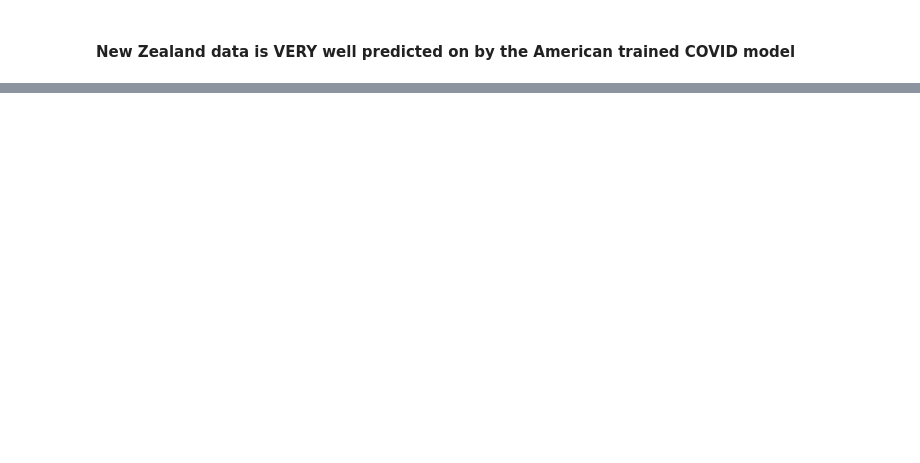
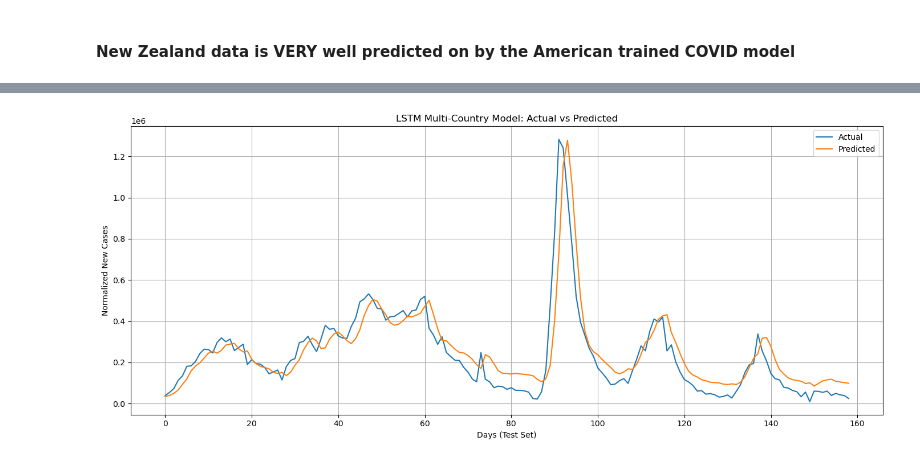
Before and after one commit to RaghavDewangan/Covid-Outbreak-Prediction, a Jupyter notebook: pred.ipynb, the cells around one changed output, grey strips where cells are left out. Cells and saved outputs as stored; diff of their text form; code cells hidden in the pictures; blank space fills up the shorter version.

Commit message:
added LTSM model function to pipeline

```diff
--- a/pred.ipynb
+++ b/pred.ipynb
@@ -509,0 +517,10 @@ array([11122.37445482, 14449.15935245, 17295.17287865, 19536.39879774,
+# %%
+importlib.reload(mcp) # debugging pipeline measures
+
+#initialize and fit the preprocessor custom created in the script
+countries = ['United States', 'New Zealand', 'India', 'Brazil']
+preprocessor = mcp.MultiCountryCOVIDPreprocessor(
+    countries=['United States', 'New Zealand', 'India', 'Brazil'],
+    window_size=14
+)
+preprocessor.fit(df_raw)
@@ -509,0 +530,12 @@ array([11122.37445482, 14449.15935245, 17295.17287865, 19536.39879774,
+# %%
+# transform the data now with the preprocessor
+X, y = preprocessor.transform(df_raw)
+# %%
+from sklearn.model_selection import train_test_split
+
+
+X_train, X_test, y_train, y_test = train_test_split(X, y, shuffle=False, test_size=0.2)
+# %%
+model = mcp.build_ltsm_model(input_shape=(X_train.shape[1], X_train.shape[2]))
+
+history = model.fit(X_train, y_train, epochs=50, validation_split=0.1, verbose=1)
@@ -509,0 +560,23 @@ array([11122.37445482, 14449.15935245, 17295.17287865, 19536.39879774,
+# %%
+y_pred = model.predict(X_test)
+
+#inverse transform just the new_cases column
+y_test_real = target_scaler.inverse_transform(np.concatenate(
+    [y_test.reshape(-1, 1),
+     np.zeros((len(y_test), 2))], axis=1))[:, 0]
+
+y_pred_real = target_scaler.inverse_transform(np.concatenate(
+    [y_pred,
+     np.zeros((len(y_pred), 2))], axis=1))[:, 0]
+
+plt.figure(figsize=(14, 6))
+plt.plot(y_test_real, label='Actual')
+plt.plot(y_pred_real, label='Predicted')
+plt.title("LSTM Multi-Country Model: Actual vs Predicted")
+plt.xlabel("Days (Test Set)")
+plt.ylabel("Normalized New Cases")
+plt.legend()
+plt.grid(True)
+plt.tight_layout()
+plt.show()
+# %% [output]
@@ -509,0 +584 @@ array([11122.37445482, 14449.15935245, 17295.17287865, 19536.39879774,
+[figure, added]
```
Also changed, not shown: parts of 9 cells of this notebook, 1 other file.
